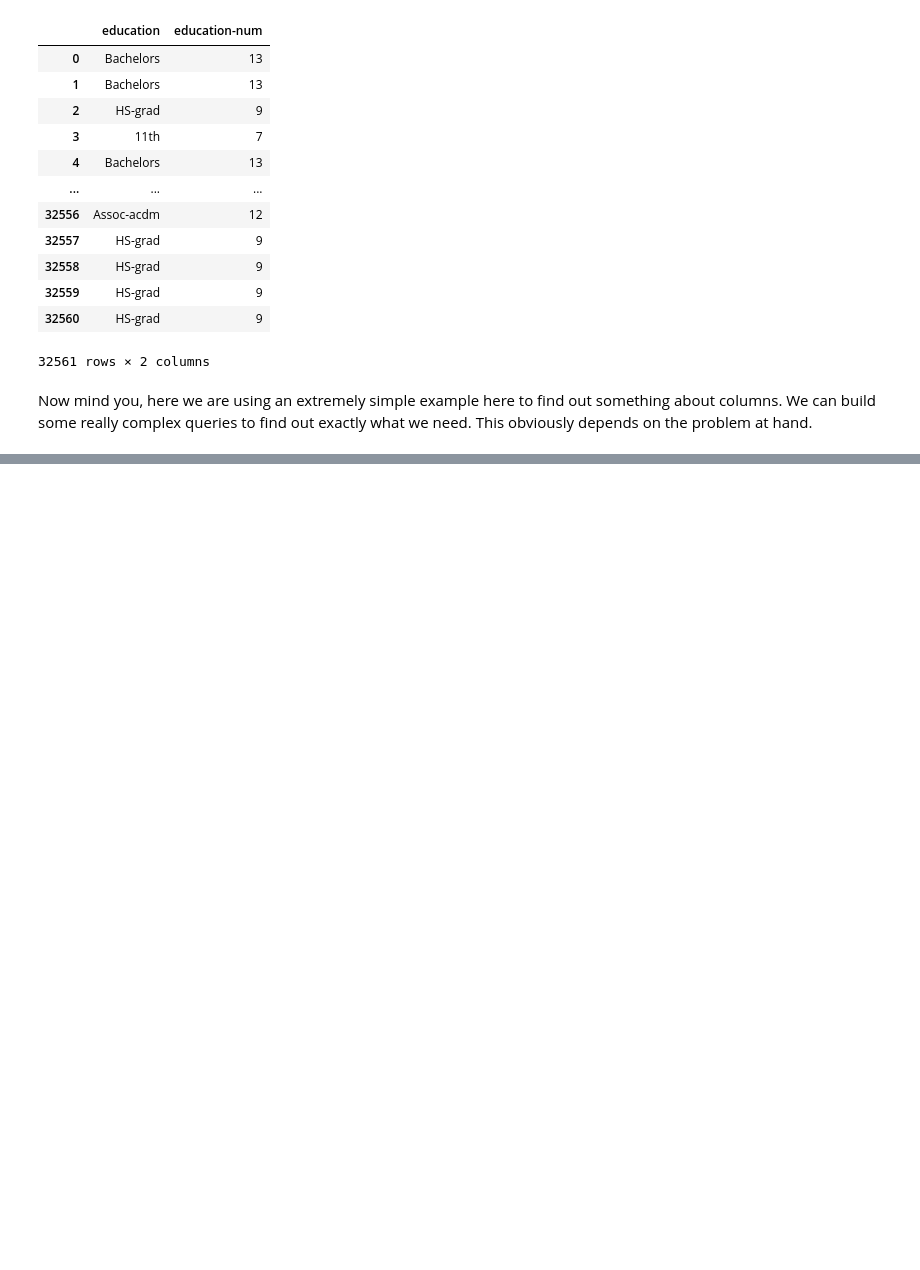
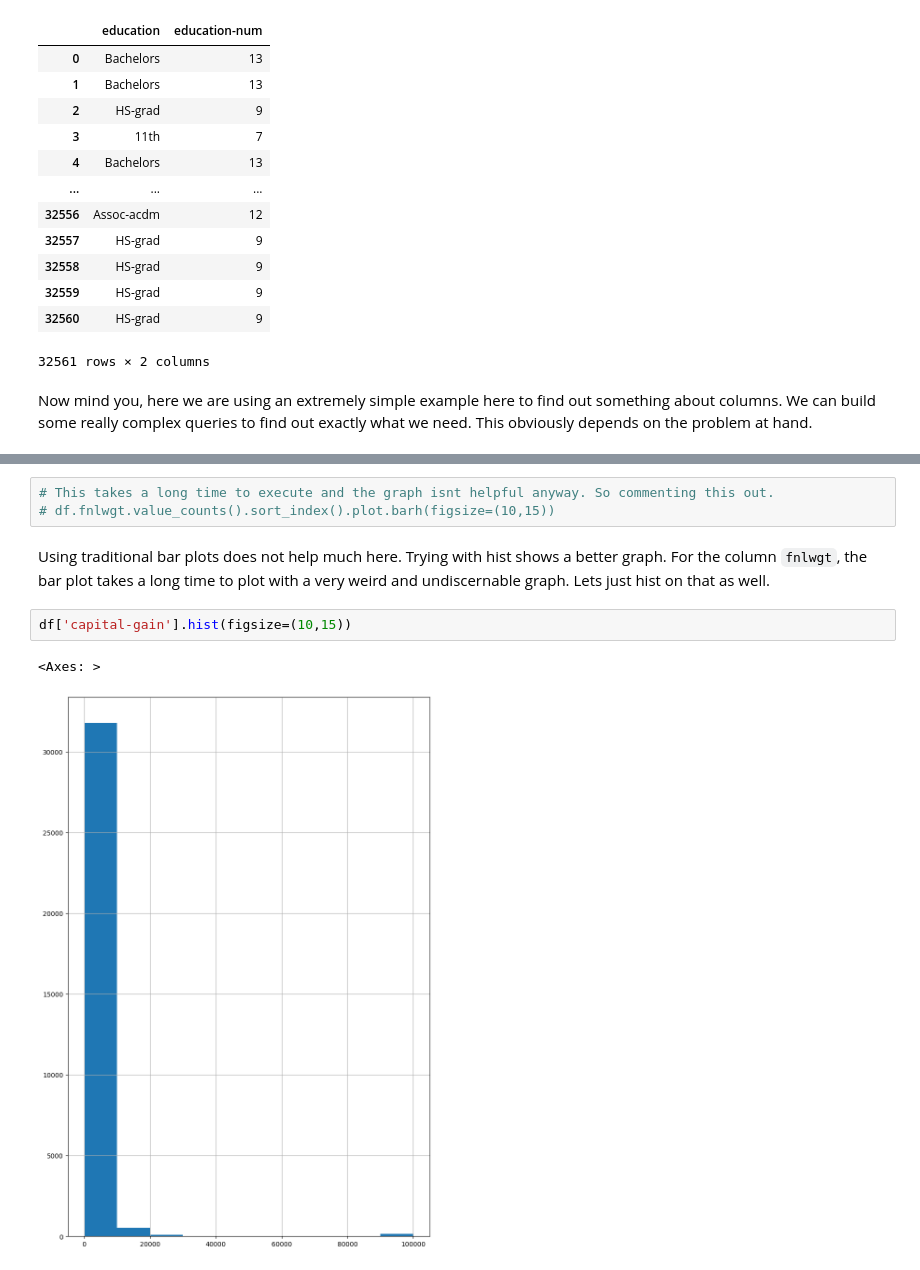
Before and after one commit to agpt8/data_science_portfolio, a Jupyter notebook: income-data-analysis.ipynb, the cells around one changed output, grey strips where cells are left out. Saved outputs shown, nothing was run; the diff lists cells and outputs as text; blank space fills up the shorter version.

```diff
--- a/income-data-analysis.ipynb
+++ b/income-data-analysis.ipynb
@@ -298,0 +352,10 @@ Taking a look at other columns with `strings` datatype shows us that many of the
+# %%
+# This takes a long time to execute and the graph isnt helpful anyway. So commenting this out.
+# df.fnlwgt.value_counts().sort_index().plot.barh(figsize=(10,15))
+# %% [markdown]
+Using traditional bar plots does not help much here. Trying with hist shows a better graph. For the column `fnlwgt`, the bar plot takes a long time to plot with a very weird and undiscernable graph. Lets just hist on that as well.
+# %%
+df['capital-gain'].hist(figsize=(10,15))
+# %% [output]
+<Axes: >
+[figure, added]
```
Also changed, not shown: parts of 22 cells of this notebook.
